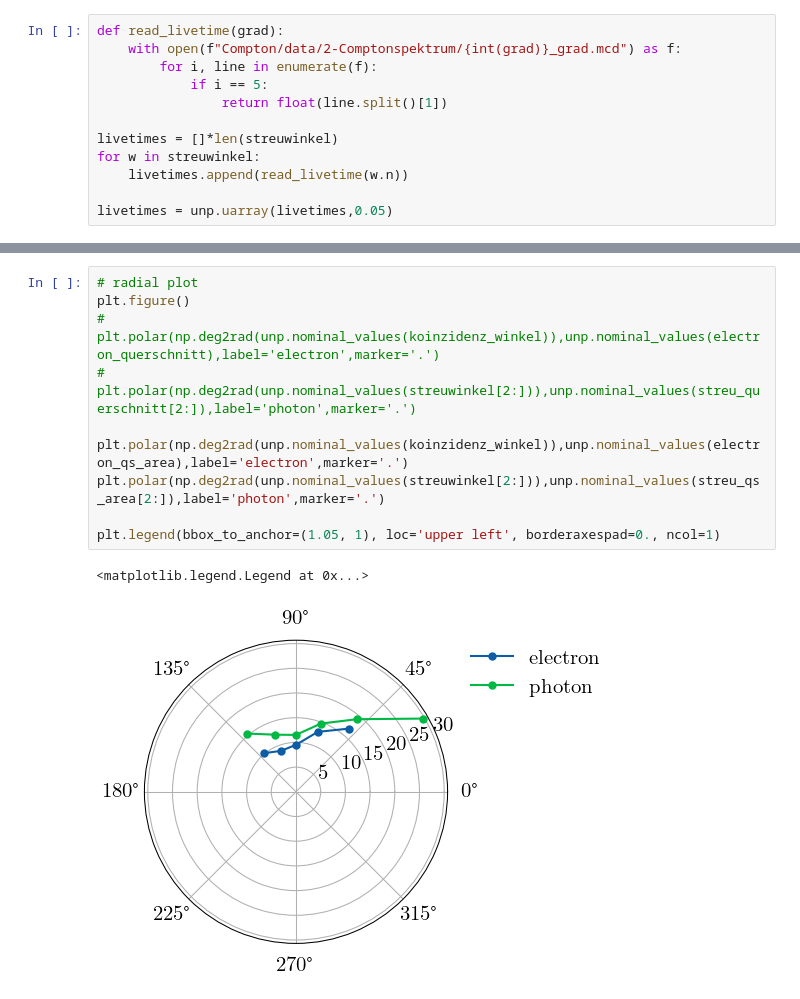
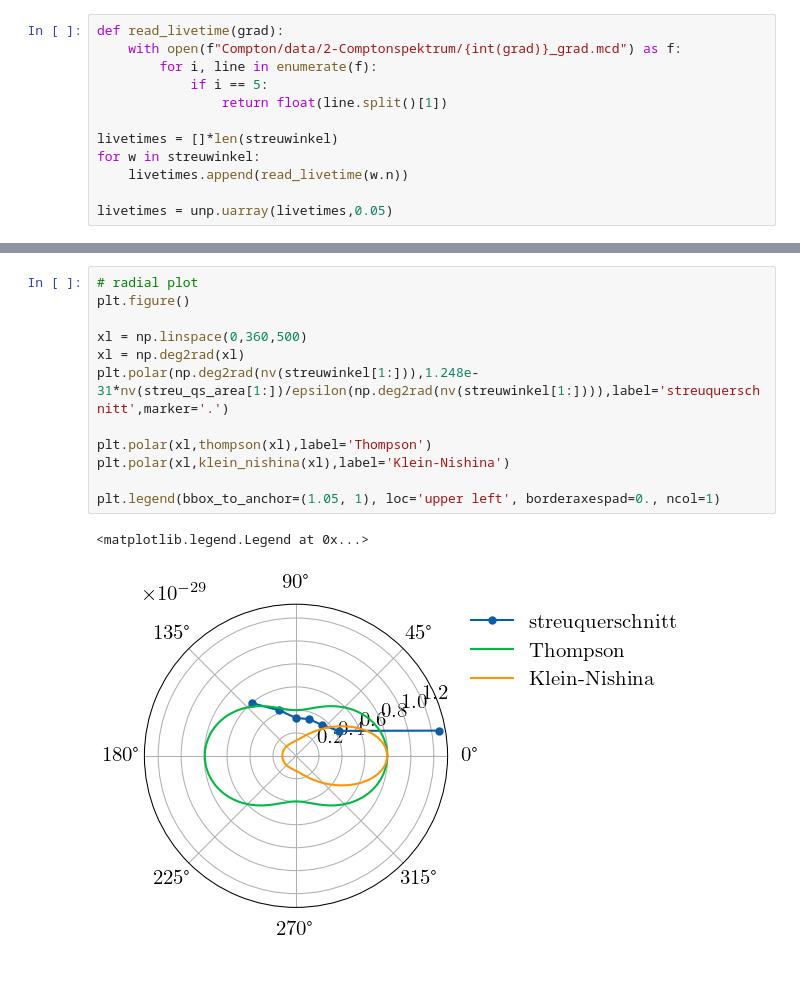
Before and after one commit to emhl/FP1, a Jupyter notebook: Compton.ipynb, the cells around one changed output, grey strips where cells are left out. Drawn from its saved outputs; the diff is of its cells as text.

```diff
--- a/Compton.ipynb
+++ b/Compton.ipynb
@@ -790,13 +714,15 @@ plt.legend(bbox_to_anchor=(1.05, 1), loc='upper left', borderaxespad=0.)
-# %%
-# radial plot
-plt.figure()
-# plt.polar(np.deg2rad(unp.nominal_values(koinzidenz_winkel)),unp.nominal_values(electron_querschnitt),label='electron',marker='.')
-# plt.polar(np.deg2rad(unp.nominal_values(streuwinkel[2:])),unp.nominal_values(streu_querschnitt[2:]),label='photon',marker='.')
-
-plt.polar(np.deg2rad(unp.nominal_values(koinzidenz_winkel)),unp.nominal_values(electron_qs_area),label='electron',marker='.')
-plt.polar(np.deg2rad(unp.nominal_values(streuwinkel[2:])),unp.nominal_values(streu_qs_area[2:]),label='photon',marker='.')
-
-plt.legend(bbox_to_anchor=(1.05, 1), loc='upper left', borderaxespad=0., ncol=1)
-# %% [output]
-<matplotlib.legend.Legend at 0x...>
-[figure, removed]
+# %%
+# radial plot
+plt.figure()
+
+xl = np.linspace(0,360,500)
+xl = np.deg2rad(xl)
+plt.polar(np.deg2rad(nv(streuwinkel[1:])),1.248e-31*nv(streu_qs_area[1:])/epsilon(np.deg2rad(nv(streuwinkel[1:]))),label='streuquerschnitt',marker='.')
+
+plt.polar(xl,thompson(xl),label='Thompson')
+plt.polar(xl,klein_nishina(xl),label='Klein-Nishina')
+
+plt.legend(bbox_to_anchor=(1.05, 1), loc='upper left', borderaxespad=0., ncol=1)
+# %% [output]
+<matplotlib.legend.Legend at 0x...>
+[figure, added]
```
Also changed, not shown: parts of 10 cells of this notebook.
